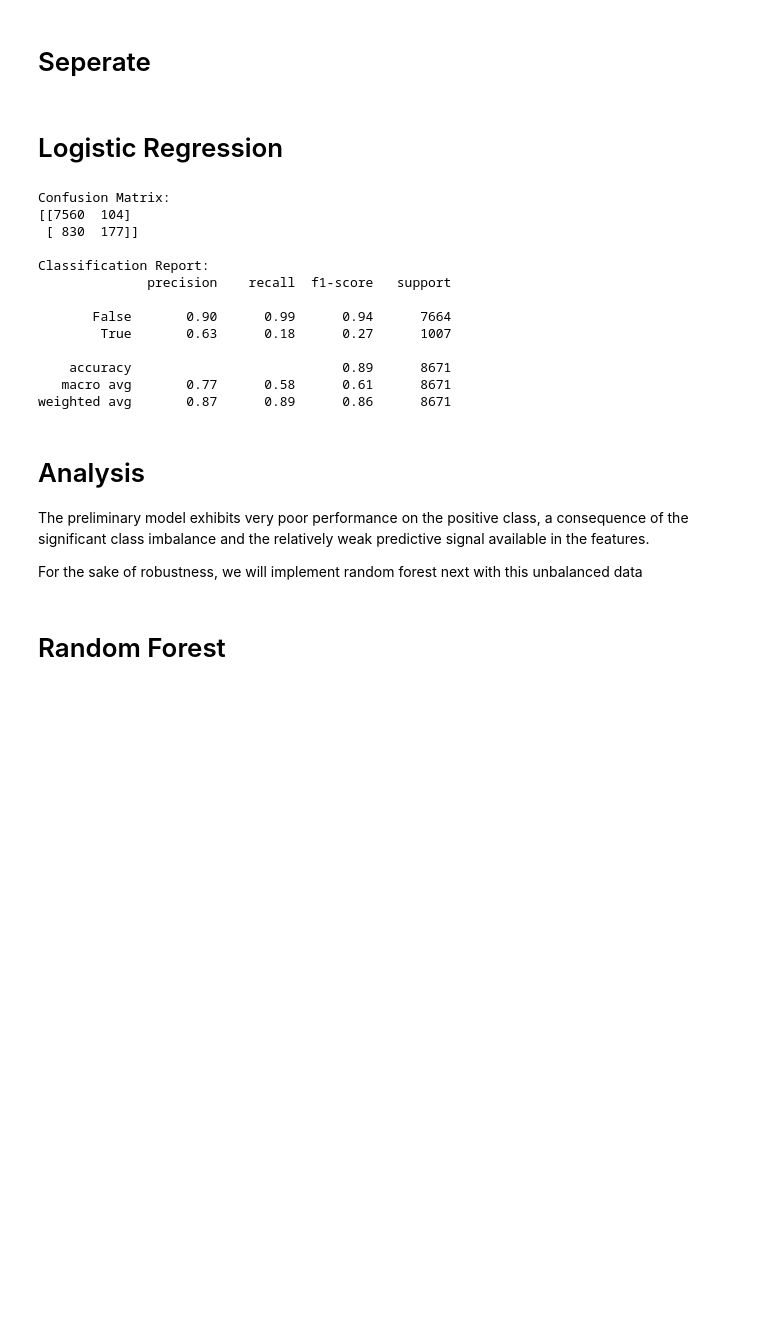
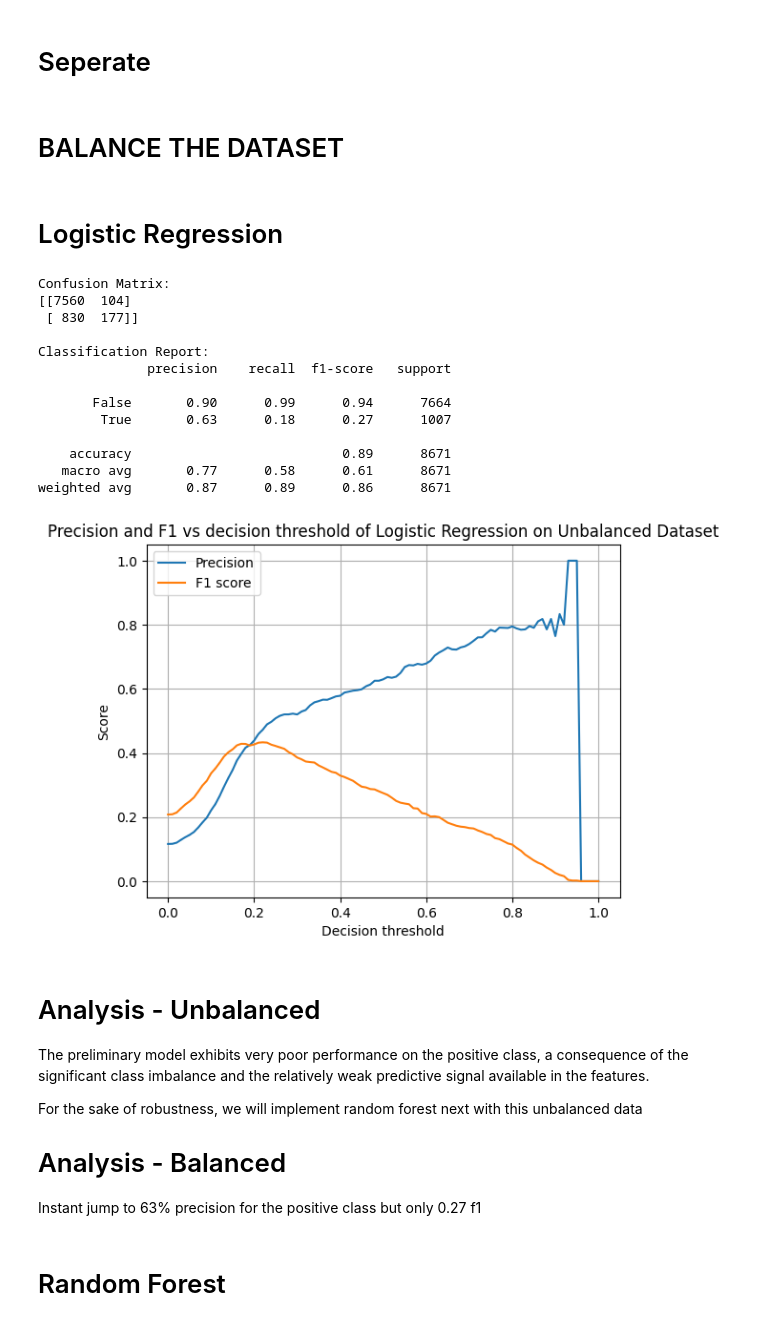
Before and after one commit to SamKhan32/bank-marketing-ml, a Jupyter notebook: notebooks/03_baseline_models.ipynb, the cells around one changed output. Drawn from its saved outputs; the diff is of its cells as text; code cells hidden in the pictures; blank space fills up the shorter version.

```diff
--- a/notebooks/03_baseline_models.ipynb
+++ b/notebooks/03_baseline_models.ipynb
@@ -35,3 +39,5 @@ y = df["y_yes"]
 X_train, X_test, y_train, y_test = train_test_split(
     X, y, test_size=0.2, random_state=42, stratify=y
 )
+# %% [markdown]
+# BALANCE THE DATASET
@@ -40,29 +61,55 @@ X_train, X_test, y_train, y_test = train_test_split(
 # %%
 lr = LogisticRegression().fit(X_train, y_train)
 y_pred = lr.predict(X_test)
 print("Confusion Matrix:")
 print(confusion_matrix(y_test, y_pred))
 print("\nClassification Report:")
 print(classification_report(y_test, y_pred))
+
+
+probs = lr.predict_proba(X_test)[:, 1]
+
+thresholds = np.linspace(0.0, 1.0, 101)
+precisions = []
+f1s = []
+
+for t in thresholds:
+    preds = (probs >= t).astype(int)
+    precisions.append(precision_score(y_test, preds, zero_division=0))
+    f1s.append(f1_score(y_test, preds, zero_division=0))
+
+plt.figure()
+plt.plot(thresholds, precisions, label="Precision")
+plt.plot(thresholds, f1s, label="F1 score")
+plt.xlabel("Decision threshold")
+plt.ylabel("Score")
+plt.title("Precision and F1 vs decision threshold of Logistic Regression on Unbalanced Dataset")
+plt.grid(True)
+plt.legend()
+plt.show()
 # %% [output]
 Confusion Matrix:
 [[7560  104]
  [ 830  177]]
 
 Classification Report:
               precision    recall  f1-score   support
 
        False       0.90      0.99      0.94      7664
         True       0.63      0.18      0.27      1007
 
     accuracy                           0.89      8671
    macro avg       0.77      0.58      0.61      8671
 weighted avg       0.87      0.89      0.86      8671
+[figure, added]
 # %% [markdown]
-# Analysis
+# Analysis - Unbalanced
 The preliminary model exhibits very poor performance on the positive class, a consequence of the significant class imbalance and the relatively weak predictive signal available in the features.
 
 For the sake of robustness, we will implement random forest next with this unbalanced data
+
+# Analysis - Balanced
+Instant jump to 63% precision for the positive class but only 0.27 f1
 # %% [markdown]
 # Random Forest
 # %%
```
Also changed, not shown: parts of 5 cells of this notebook, 5 other files.
